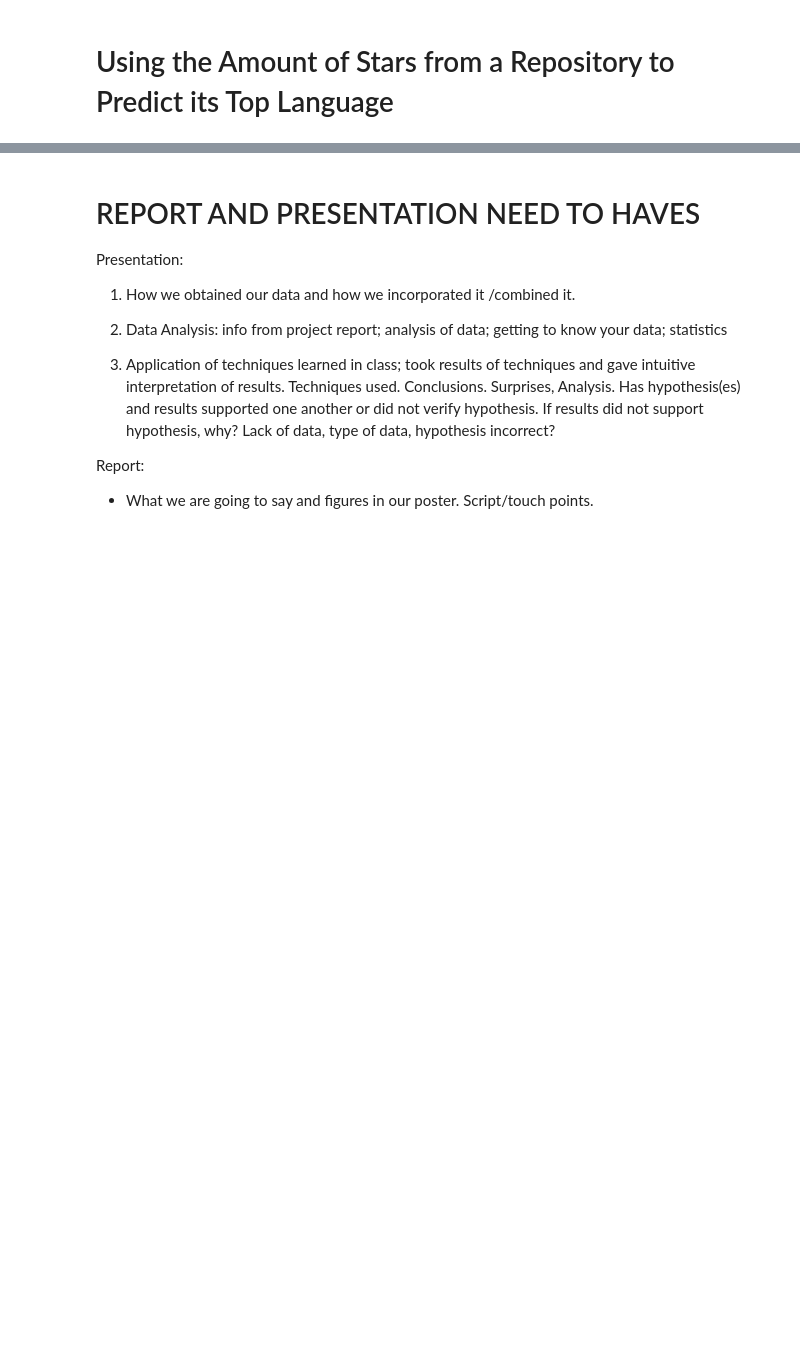
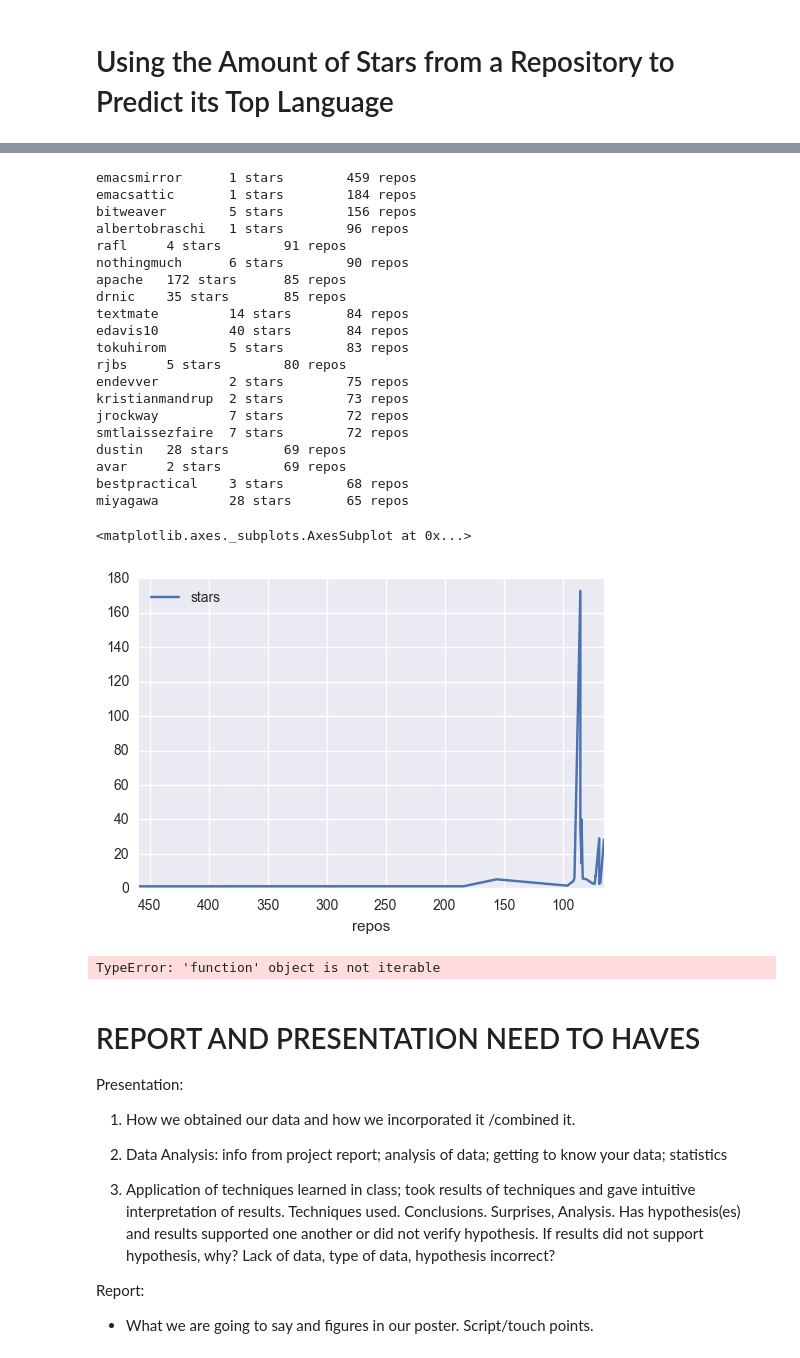
Before and after one commit to sean-smith/peregrine, a Jupyter notebook: GitHub_Analysis.ipynb, the cells around one changed output, grey strips where cells are left out. Saved outputs shown, nothing was run; the diff lists cells and outputs as text; code cells hidden in the pictures; blank space fills up the shorter version.

```diff
--- a/GitHub_Analysis.ipynb
+++ b/GitHub_Analysis.ipynb
@@ -620,3 +831,42 @@ unique_lang_df.head()
+# %%
+most_repos = df.owner.value_counts()[:20]
+d = []
+for person, repos in zip(most_repos.index, most_repos.values):
+    print("%s\t %d stars\t%d repos" % (person, np.mean(df[df.owner == person].stars), repos))
+    d.append({'stars': np.mean(df[df.owner == person].stars), 'repos': repos})
+new_df = pd.DataFrame(d)
+new_df.plot(x='repos', y='stars')
+# %% [output]
+emacsmirror      1 stars        459 repos
+emacsattic       1 stars        184 repos
+bitweaver        5 stars        156 repos
+albertobraschi   1 stars        96 repos
+rafl     4 stars        91 repos
+nothingmuch      6 stars        90 repos
+apache   172 stars      85 repos
+drnic    35 stars       85 repos
+textmate         14 stars       84 repos
+edavis10         40 stars       84 repos
+tokuhirom        5 stars        83 repos
+rjbs     5 stars        80 repos
+endevver         2 stars        75 repos
+kristianmandrup  2 stars        73 repos
+jrockway         7 stars        72 repos
+smtlaissezfaire  7 stars        72 repos
+dustin   28 stars       69 repos
+avar     2 stars        69 repos
+bestpractical    3 stars        68 repos
+miyagawa         28 stars       65 repos
+<matplotlib.axes._subplots.AxesSubplot at 0x...>
+[figure, added]
+# %%
+num_users = len(df[df.type == 'User'])
+num_orgs = len(df[df.type == 'Organization'])
+
+print(map(df[df.type == 'User'].language_1.value_counts(), lambda x: x/num_users))
+print(df[df.type == 'Organization'].language_1.value_counts()[:5])
+# %% [output]
+TypeError: 'function' object is not iterable
 # %% [markdown]
 # REPORT AND PRESENTATION NEED TO HAVES
 Presentation:
```
Also changed, not shown: parts of 30 cells of this notebook, 1 other file.
